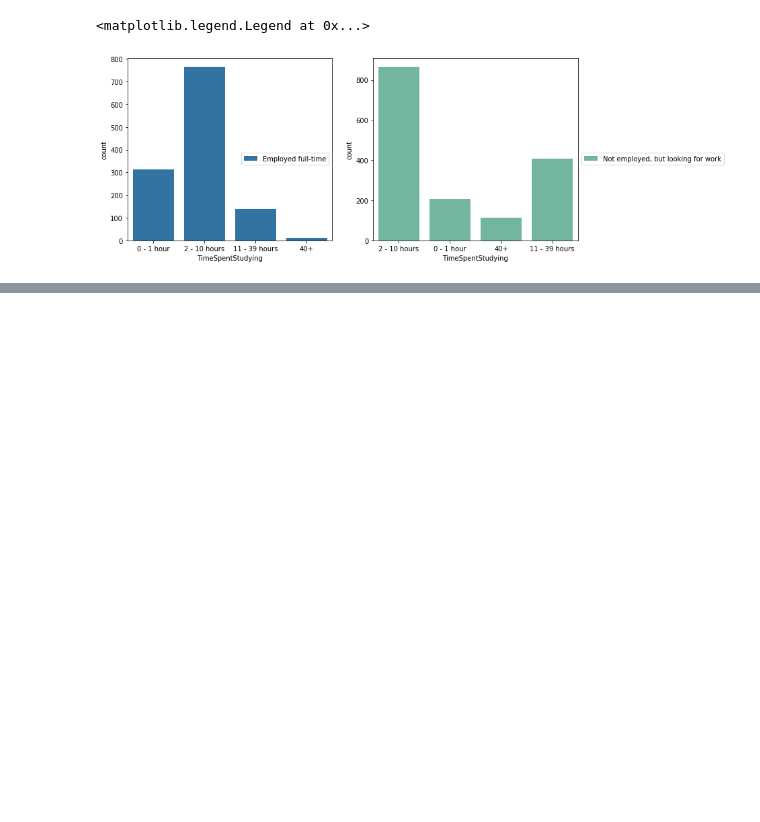
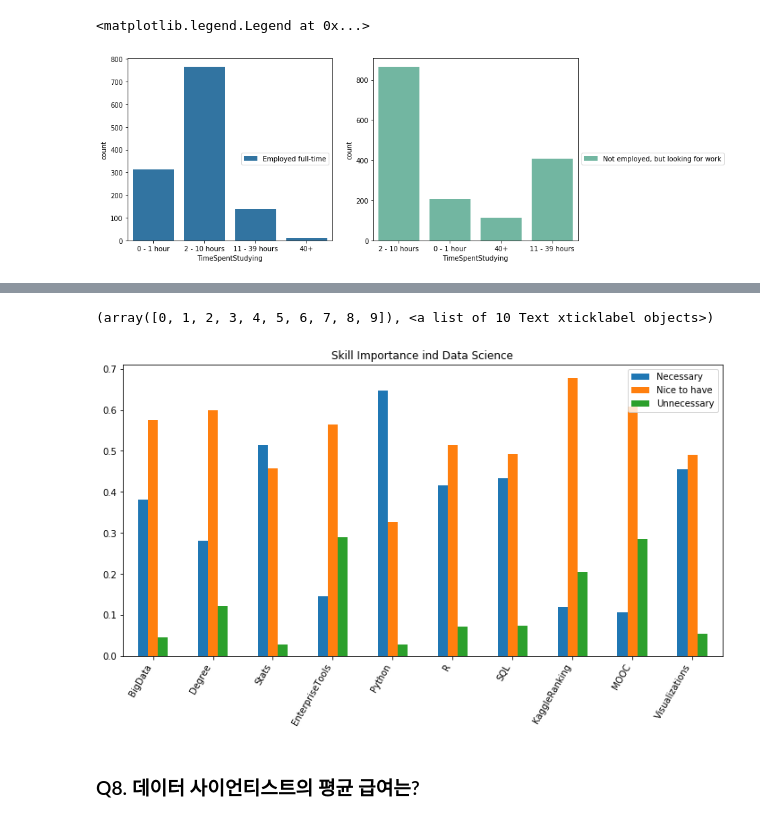
Before and after one commit to Favian0606/TodayILearned, a Jupyter notebook: kaggle/Kaggle_ML_DS_survey_2017_EDA_FAQ.ipynb, the cells around one changed output, grey strips where cells are left out. Saved outputs shown, nothing was run; the diff lists cells and outputs as text; code cells hidden in the pictures; blank space fills up the shorter version.

```diff
--- a/kaggle/Kaggle_ML_DS_survey_2017_EDA_FAQ.ipynb
+++ b/kaggle/Kaggle_ML_DS_survey_2017_EDA_FAQ.ipynb
@@ -413,0 +595,9 @@ sns.countplot(x='TimeSpentStudying',
+# %%
+jdf.plot(kind='bar', figsize=(12,6),
+         title='Skill Importance ind Data Science')
+plt.xticks(rotation=60, ha='right')
+# %% [output]
+(array([0, 1, 2, 3, 4, 5, 6, 7, 8, 9]), <a list of 10 Text xticklabel objects>)
+[figure, added]
+# %% [markdown]
+### Q8. 데이터 사이언티스트의 평균 급여는?
```
Also changed, not shown: parts of 63 cells of this notebook.
